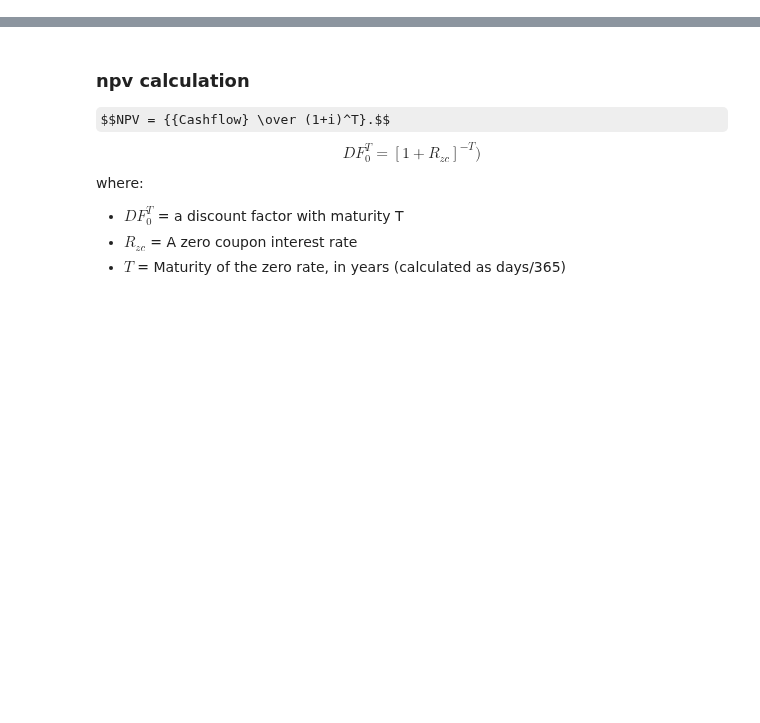
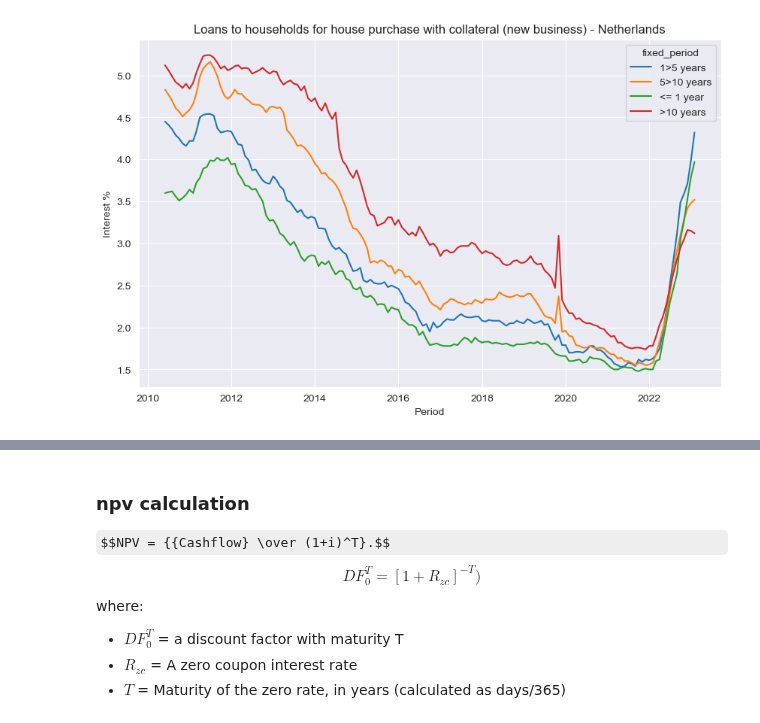
Before and after one commit to Merijn68/rl-alm, a Jupyter notebook: notebooks/replicating_mortgage_portfolio bankmodel.ipynb, the cells around one changed output, grey strips where cells are left out. Cells and saved outputs as stored; diff of their text form; code cells hidden in the pictures; some formulas as TeX source; blank space fills up the shorter version.

```diff
--- a/notebooks/replicating_mortgage_portfolio bankmodel.ipynb
+++ b/notebooks/replicating_mortgage_portfolio bankmodel.ipynb
@@ -43,4 +45,8 @@ interest.read_data()
 <Response [200]>
+# %%
+interest.lineplot()
+# %% [output]
+[figure, added]
 # %%
 zerocurve.save_data()
 interest.save_data()
```
Also changed, not shown: parts of 34 cells of this notebook, 21 other files.
